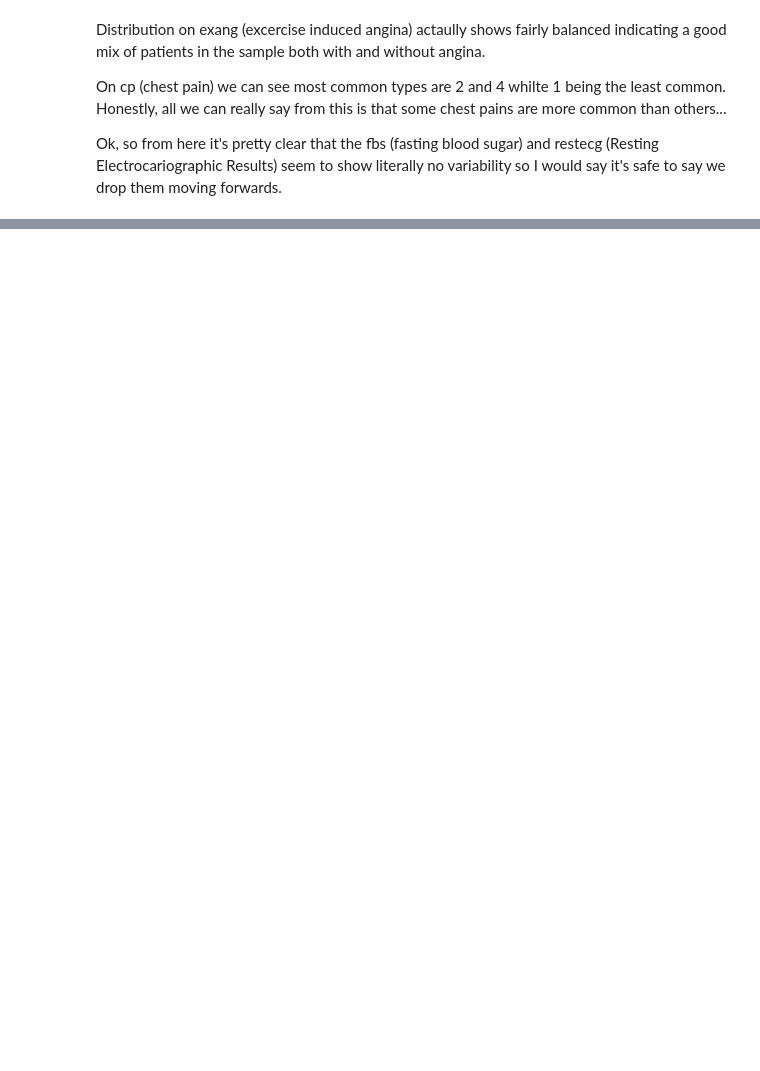
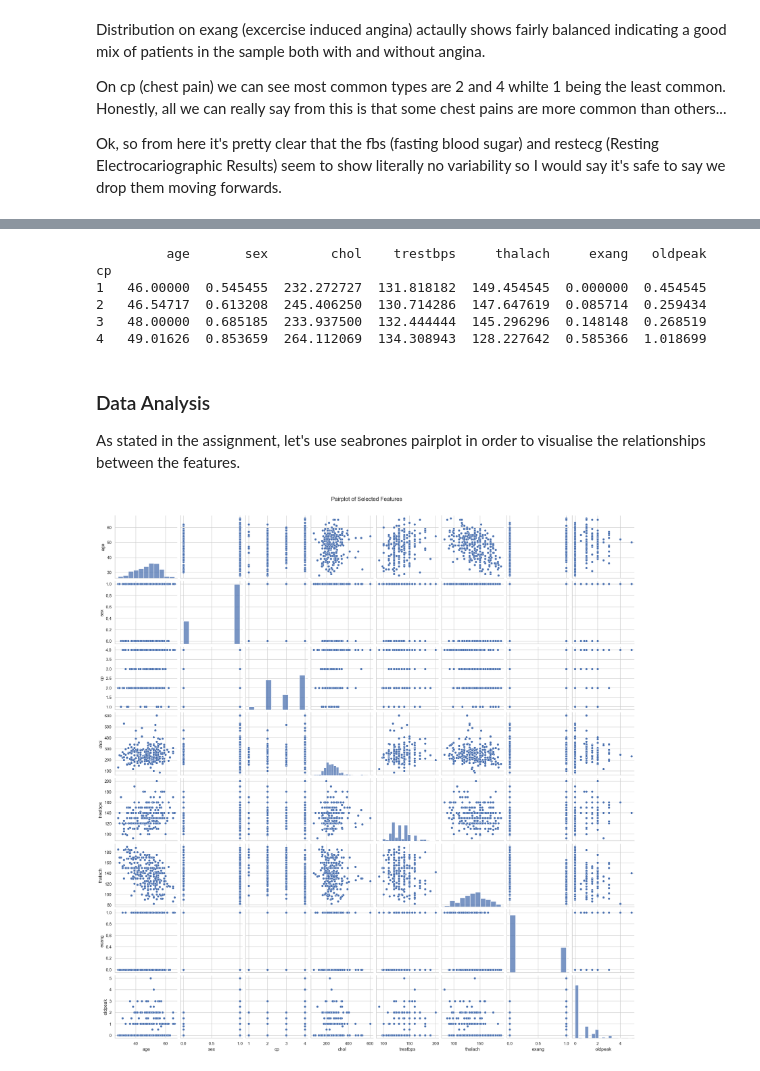
Before and after one commit to KengoKato02/ML-OLA-1, a Jupyter notebook: notebooks/OLA.ipynb, the cells around one changed output, grey strips where cells are left out. Saved outputs shown, nothing was run; the diff lists cells and outputs as text; code cells hidden in the pictures; blank space fills up the shorter version.

Commit message:
Task 3: Data wrangling done

```diff
--- a/notebooks/OLA.ipynb
+++ b/notebooks/OLA.ipynb
@@ -406,0 +427,25 @@ Ok, so from here it's pretty clear that the fbs (fasting blood sugar) and restec
+# %%
+selected_columns = ['age', 'sex', 'cp', 'chol', 'trestbps', 'thalach', 'exang', 'oldpeak']
+df_selected = df[selected_columns]
+
+# Group by 'cp' and calculate mean values
+grouped_data = df_selected.groupby('cp').mean()
+
+print(grouped_data)
+# %% [output]
+         age       sex        chol    trestbps     thalach     exang   oldpeak
+cp
+1   46.00000  0.545455  232.272727  131.818182  149.454545  0.000000  0.454545
+2   46.54717  0.613208  245.406250  130.714286  147.647619  0.085714  0.259434
+3   48.00000  0.685185  233.937500  132.444444  145.296296  0.148148  0.268519
+4   49.01626  0.853659  264.112069  134.308943  128.227642  0.585366  1.018699
+# %% [markdown]
+### Data Analysis
+
+As stated in the assignment, let's use seabrones pairplot in order to visualise the relationships between the features.
+# %%
+sns.pairplot(df_selected)
+plt.suptitle('Pairplot of Selected Features', y=1.02)
+plt.show()
+# %% [output]
+[figure, added]
```
Also changed, not shown: parts of 8 cells of this notebook.
